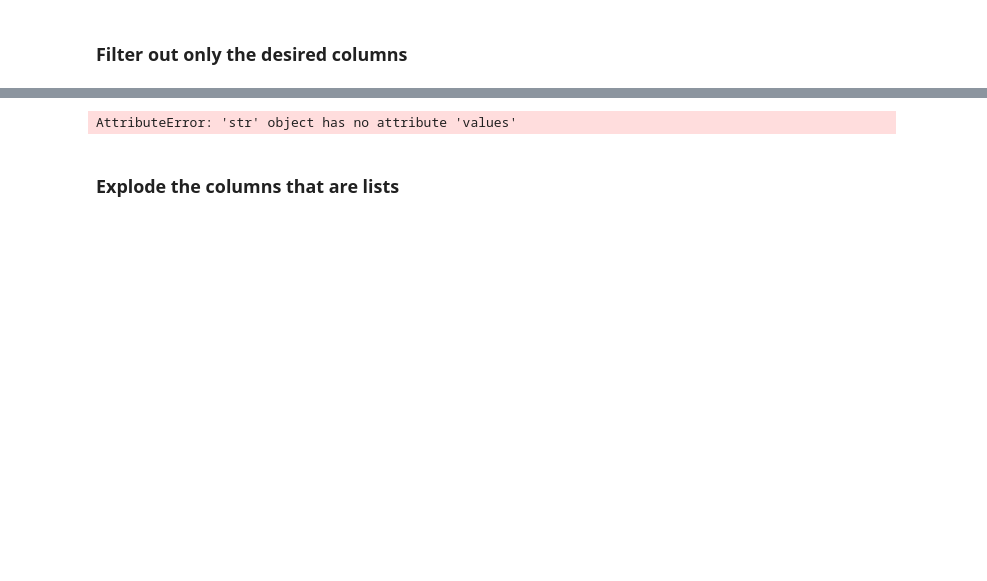
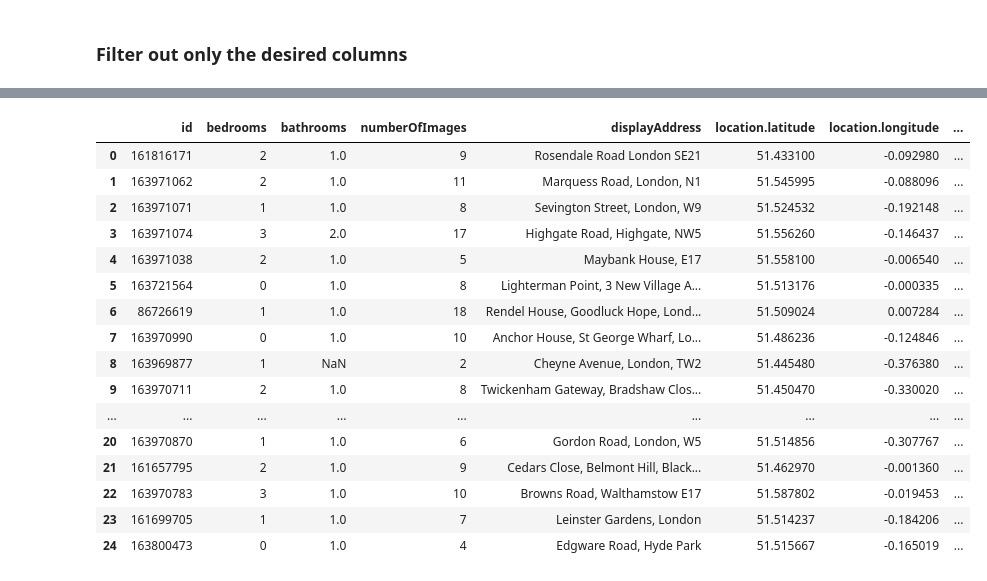
Before and after one commit to danielhalm1407/Rental_Market_Analysis, a Jupyter notebook: Notebooks/NB02_Clean_Data.ipynb, the cells around one changed output, grey strips where cells are left out. Drawn from its saved outputs; the diff is of its cells as text; code cells hidden in the pictures; blank space fills up the shorter version.

Commit message:
start to put together functions and scripts

```diff
--- a/Notebooks/NB02_Clean_Data.ipynb
+++ b/Notebooks/NB02_Clean_Data.ipynb
@@ -127,5 +140,22 @@ filtered_df.head()
+# %%
+rental_utils.functions.filter_df(df=filtered_df)
+# %% [output]
+|  | id | bedrooms | bathrooms | numberOfImages | displayAddress | location.latitude | location.longitude | ... |
+| 0 | 161816171 | 2 | 1.0 | 9 | Rosendale Road London SE21 | 51.433100 | -0.092980 | ... |
+| 1 | 163971062 | 2 | 1.0 | 11 | Marquess Road, London, N1 | 51.545995 | -0.088096 | ... |
+| 2 | 163971071 | 1 | 1.0 | 8 | Sevington Street, London, W9 | 51.524532 | -0.192148 | ... |
+| 3 | 163971074 | 3 | 2.0 | 17 | Highgate Road, Highgate, NW5 | 51.556260 | -0.146437 | ... |
+| 4 | 163971038 | 2 | 1.0 | 5 | Maybank House, E17 | 51.558100 | -0.006540 | ... |
+| 5 | 163721564 | 0 | 1.0 | 8 | Lighterman Point, 3 New Village A... | 51.513176 | -0.000335 | ... |
+| 6 | 86726619 | 1 | 1.0 | 18 | Rendel House, Goodluck Hope, Lond... | 51.509024 | 0.007284 | ... |
+| 7 | 163970990 | 0 | 1.0 | 10 | Anchor House, St George Wharf, Lo... | 51.486236 | -0.124846 | ... |
+| 8 | 163969877 | 1 | NaN | 2 | Cheyne Avenue, London, TW2 | 51.445480 | -0.376380 | ... |
+| 9 | 163970711 | 2 | 1.0 | 8 | Twickenham Gateway, Bradshaw Clos... | 51.450470 | -0.330020 | ... |
+| ... | ... | ... | ... | ... | ... | ... | ... | ... |
+| 20 | 163970870 | 1 | 1.0 | 6 | Gordon Road, London, W5 | 51.514856 | -0.307767 | ... |
+| 21 | 161657795 | 2 | 1.0 | 9 | Cedars Close, Belmont Hill, Black... | 51.462970 | -0.001360 | ... |
+| 22 | 163970783 | 3 | 1.0 | 10 | Browns Road, Walthamstow E17 | 51.587802 | -0.019453 | ... |
+| 23 | 161699705 | 1 | 1.0 | 7 | Leinster Gardens, London | 51.514237 | -0.184206 | ... |
+| 24 | 163800473 | 0 | 1.0 | 4 | Edgware Road, Hyde Park | 51.515667 | -0.165019 | ... |
 # %%
+filtered_df.to_csv("../data/properties.csv")
-# %% [output]
-AttributeError: 'str' object has no attribute 'values'
-# %% [markdown]
-### Explode the columns that are lists
```
Also changed, not shown: parts of 9 cells of this notebook, 6 other files.
